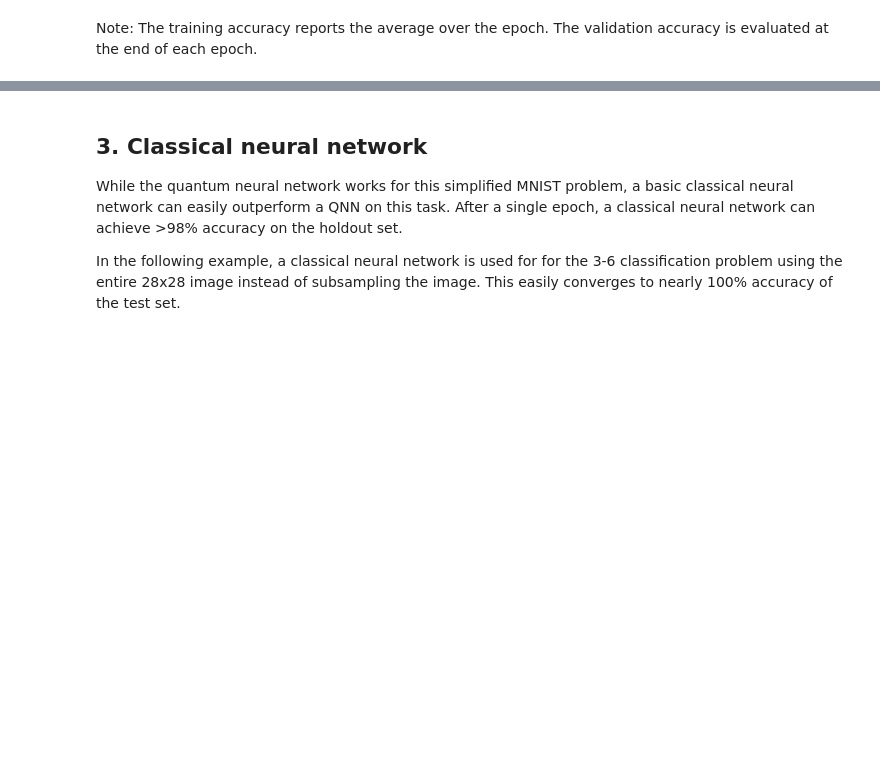
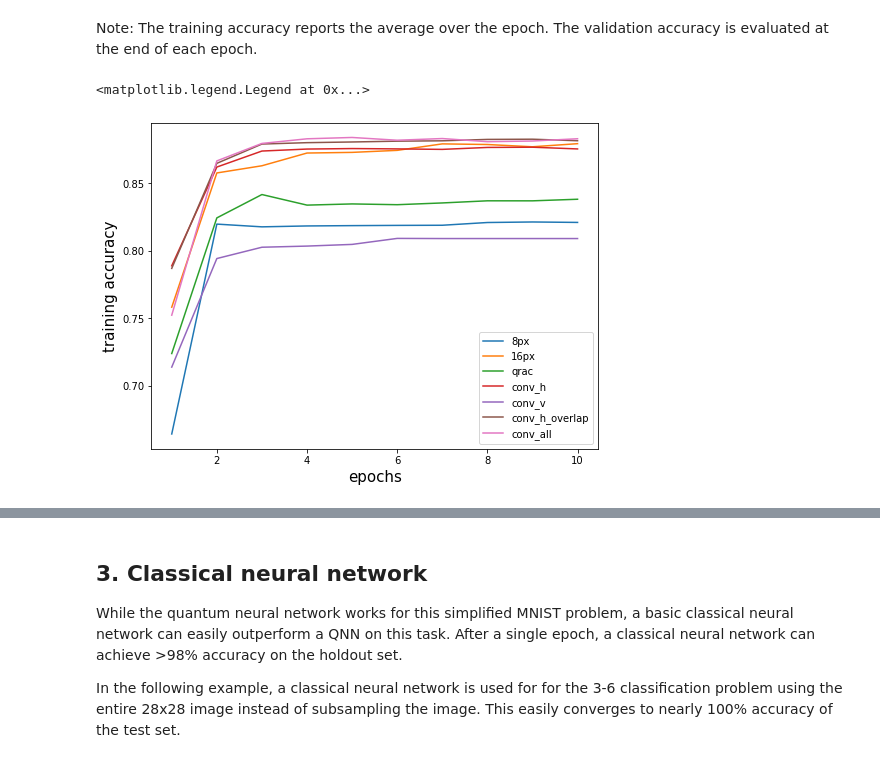
Before and after one commit to Coldog2333/qc_group_project, a Jupyter notebook: mnist-conv.ipynb, the cells around one changed output, grey strips where cells are left out. Saved outputs shown, nothing was run; the diff lists cells and outputs as text; code cells hidden in the pictures; blank space fills up the shorter version.

```diff
--- a/mnist-conv.ipynb
+++ b/mnist-conv.ipynb
@@ -875,5 +898,46 @@ Epoch 10/10
 # %% [markdown]
 Note: The training accuracy reports the average over the epoch. The validation accuracy is evaluated at the end of each epoch.
+# %%
+import glob
+import pickle
+
+hist = {
+
+}
+
+seeds = [111,222,333,444,555]
+methods = ['8px', '16px', 'qrac', 'conv_h', 'conv_v', 'conv_h_overlap', 'conv_all']
+
+for method in methods:
+    hist[method] = {}
+    for seed in seeds:
+        files = glob.glob(f'results/{method}*_10_{seed}_*')
+#         print(files)
+        if files == []:
+            files = glob.glob(f'results/{method}*_10_1_{seed}_*')
+        for file in files:
+            with open(file, 'rb') as f:
+                hist[method][seed] = pickle.load(f)
+
+
+
+plt.figure(figsize=(8,6))
+for method in methods:
+    val_coll = []
+    for seed in seeds:
+        val_coll.append(hist[method][seed]['hinge_accuracy'])
+#     print(val_coll)
+    x_plot = np.arange(1,11)
+    val_mean = np.mean(np.array(val_coll), axis=0)
+    val_std = np.std(np.array(val_coll), axis=0)
+    plt.plot(x_plot, val_mean, label=method)
+
+plt.xlabel('epochs', size=15)
+plt.ylabel('training accuracy', size=15)
+plt.legend()
+# %% [output]
+<matplotlib.legend.Legend at 0x...>
+[figure, added]
 # %%
 import glob
 import pickle
```
Also changed, not shown: parts of 55 cells of this notebook, 53 other files.
